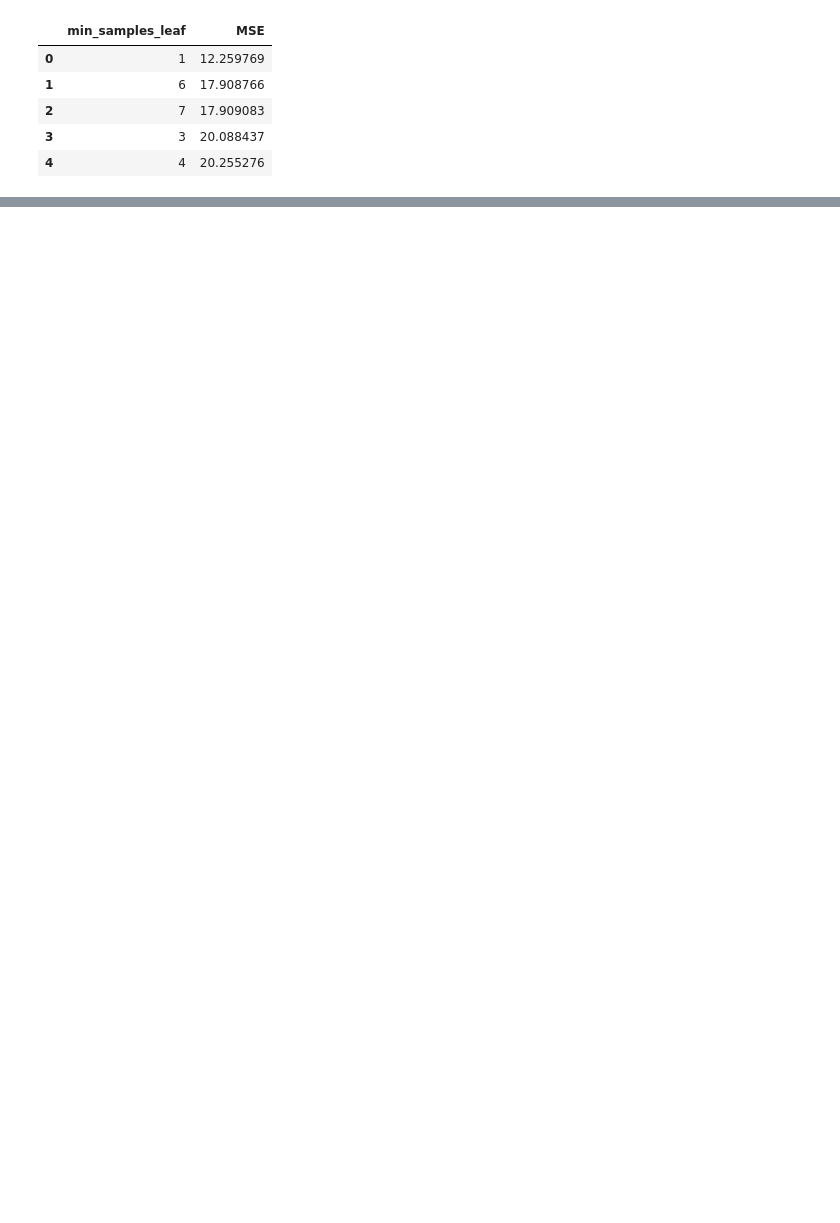
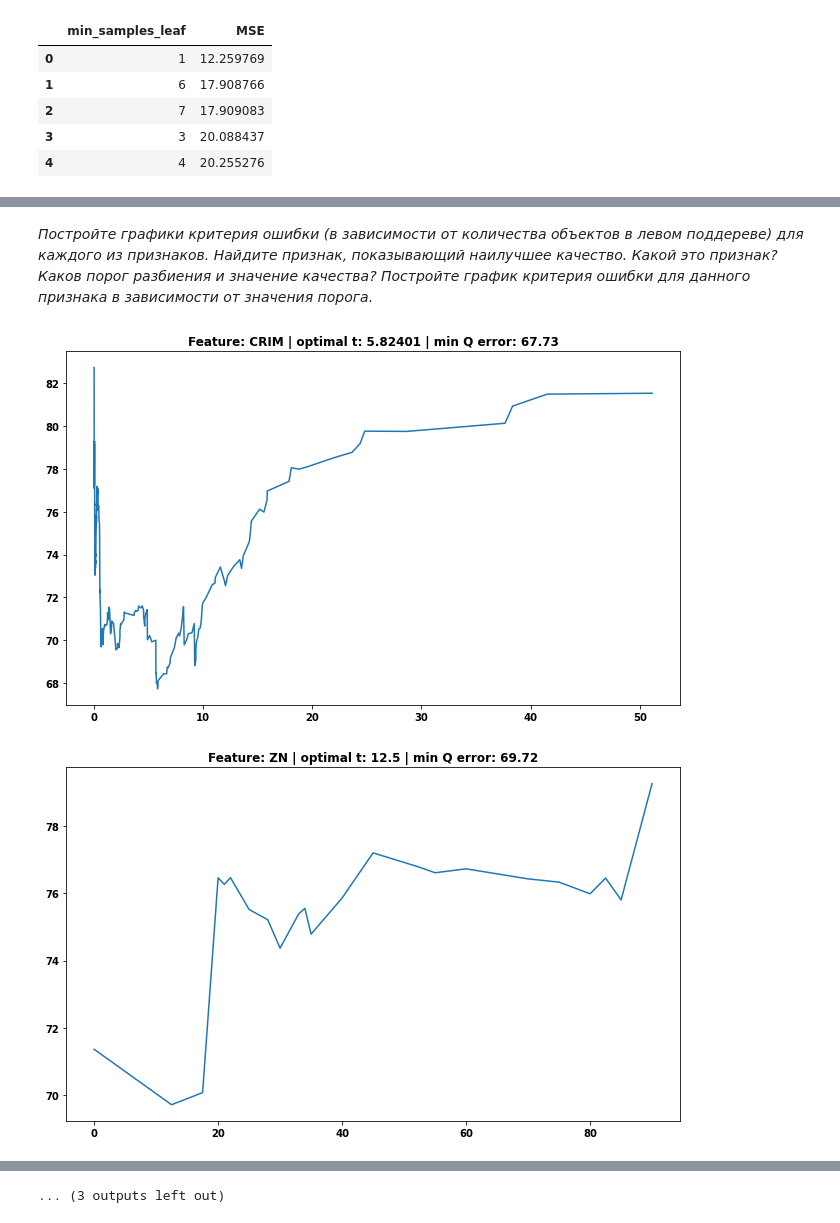
Before and after one commit to Murcha1990/ML_Econom_2021-2022, a Jupyter notebook: Семинары/Семинар 8/Seminar8.ipynb, the cells around one changed output, grey strips where cells are left out. Cells and saved outputs as stored; diff of their text form; code cells hidden in the pictures; blank space fills up the shorter version.

```diff
--- a/Семинары/Семинар 8/Seminar8.ipynb
+++ b/Семинары/Семинар 8/Seminar8.ipynb
@@ -317,0 +407,19 @@ pd.DataFrame({"min_samples_leaf": min_samples_leaf_array,"MSE": mse_array}).sort
+# %% [markdown]
+_Постройте графики критерия ошибки (в зависимости от количества объектов в левом поддереве) для каждого из признаков. Найдите признак, показывающий наилучшее качество. Какой это признак? Каков порог разбиения и значение качества? Постройте график критерия ошибки для данного признака в зависимости от значения порога._
+# %%
+results = []
+
+for f in X_train.columns:
+    t, Q_array = get_optimal_split(X_train, f)
+    min_error = min(Q_array)
+    results.append((f, t, min_error))
+    plt.figure()
+    plt.title("Feature: {} | optimal t: {} | min Q error: {:.2f}".format(f, t, min_error))
+    plt.plot(np.unique(X_train[f]), Q_array)
+    plt.show()
+
+results = sorted(results, key=lambda x: x[2])
+results
+# %% [output]
+[figure, added]
+[figure, added]
@@ -317,0 +436 @@ pd.DataFrame({"min_samples_leaf": min_samples_leaf_array,"MSE": mse_array}).sort
+... (3 outputs left out)
```
Also changed, not shown: parts of 28 cells of this notebook, 1 other file.
